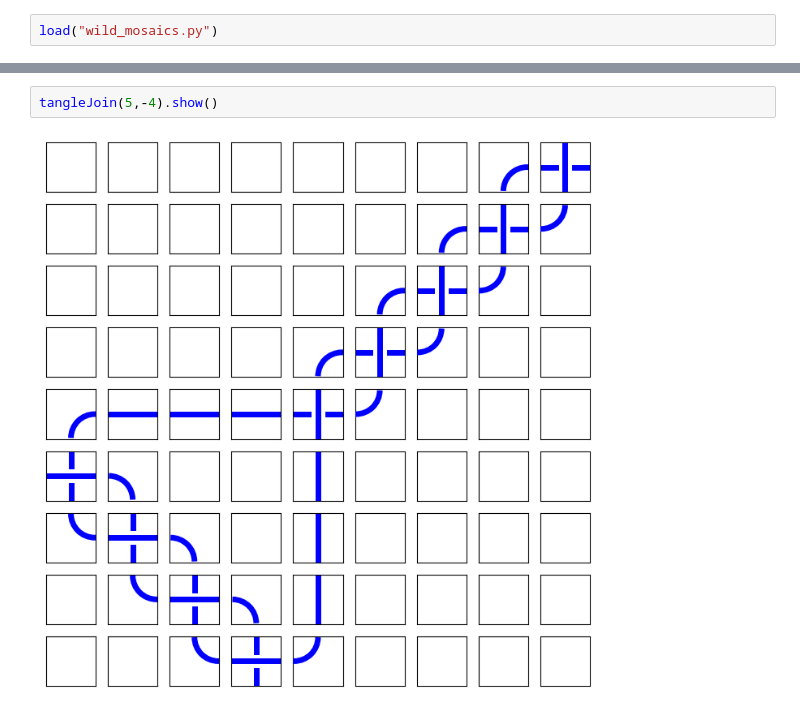
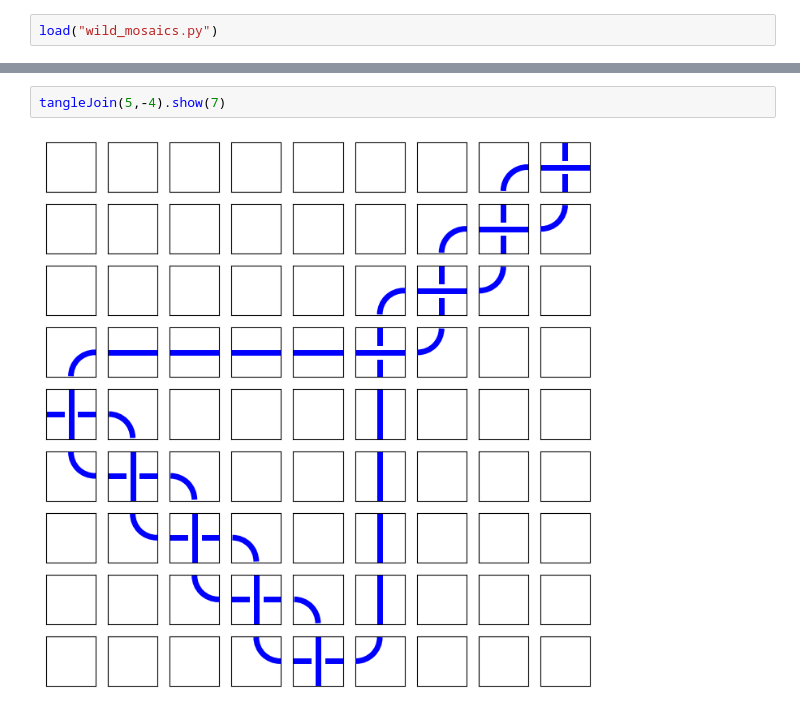
Before and after one commit to andrew-tawfeek/wild_knots, a Jupyter notebook: Notebook_Testing.ipynb, the cells around one changed output, grey strips where cells are left out. Saved outputs shown, nothing was run; the diff lists cells and outputs as text.

Commit message:
tangle join fix 2

```diff
--- a/Notebook_Testing.ipynb
+++ b/Notebook_Testing.ipynb
@@ -125,4 +125,4 @@ tangleJoin(2,-3).show()
 # %%
-tangleJoin(5,-4).show()
+tangleJoin(5,-4).show(7)
 # %% [output]
-[figure, old version]
+[figure, new version]
```
Also changed, not shown: parts of 1 cell of this notebook.
